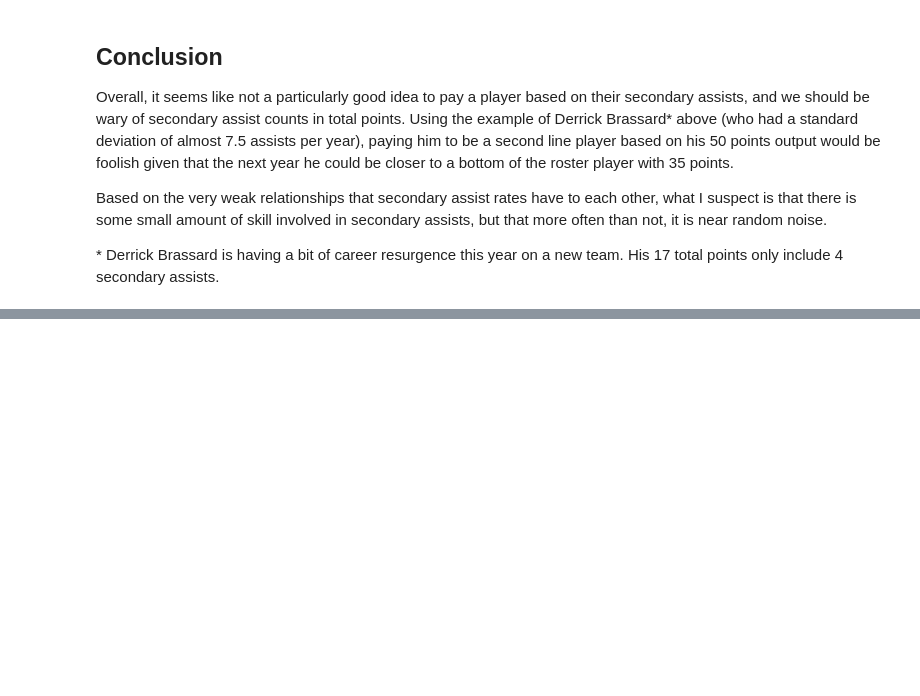
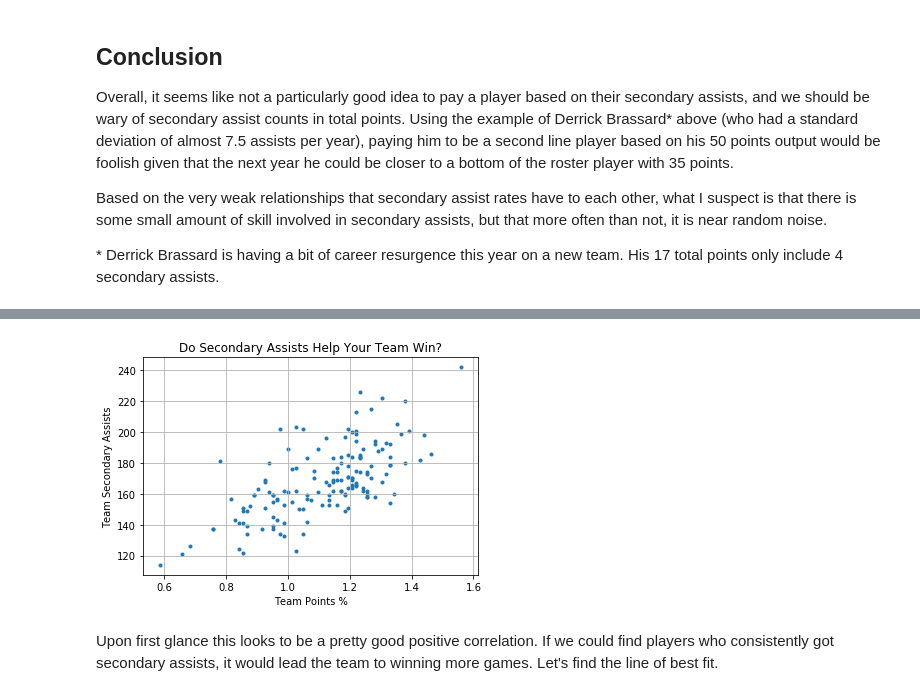
Before and after one commit to dbasilio/data-analysis-hockey, a Jupyter notebook: secondary-assists-analysis.ipynb, the cells around one changed output, grey strips where cells are left out. Saved outputs shown, nothing was run; the diff lists cells and outputs as text; code cells hidden in the pictures; blank space fills up the shorter version.

```diff
--- a/secondary-assists-analysis.ipynb
+++ b/secondary-assists-analysis.ipynb
@@ -337,0 +340,3 @@ Based on the very weak relationships that secondary assist rates have to each ot
+# %%
+team_data = fetch_team_data()
+team_data.head()
@@ -337,0 +351,11 @@ Based on the very weak relationships that secondary assist rates have to each ot
+# %%
+def add_secondary_assists_for_team_and_year(row):
+    year = row.name[0]
+    team = row["Team Code"]
+    year_data = player_data.index.get_level_values(0) == year
+    team_data = player_data["Team"] == team
+    summed_second_assists = player_data[year_data & team_data]["Second Assists"].aggregate("sum")
+    return summed_second_assists
+# %%
+# Add a new column summing the secondary assists per year
+team_data["Second Assists"] = team_data.apply(add_secondary_assists_for_team_and_year, axis=1)
@@ -337,0 +372,11 @@ Based on the very weak relationships that secondary assist rates have to each ot
+# %%
+plt.scatter(team_data['Points %'], team_data['Second Assists'], marker='.')
+plt.xlabel("Team Points %")
+plt.ylabel("Team Secondary Assists")
+plt.title("Do Secondary Assists Help Your Team Win?")
+plt.grid()
+plt.show()
+# %% [output]
+[figure, added]
+# %% [markdown]
+Upon first glance this looks to be a pretty good positive correlation. If we could find players who consistently got secondary assists, it would lead the team to winning more games. Let's find the line of best fit.
```
Also changed, not shown: parts of 7 cells of this notebook.
